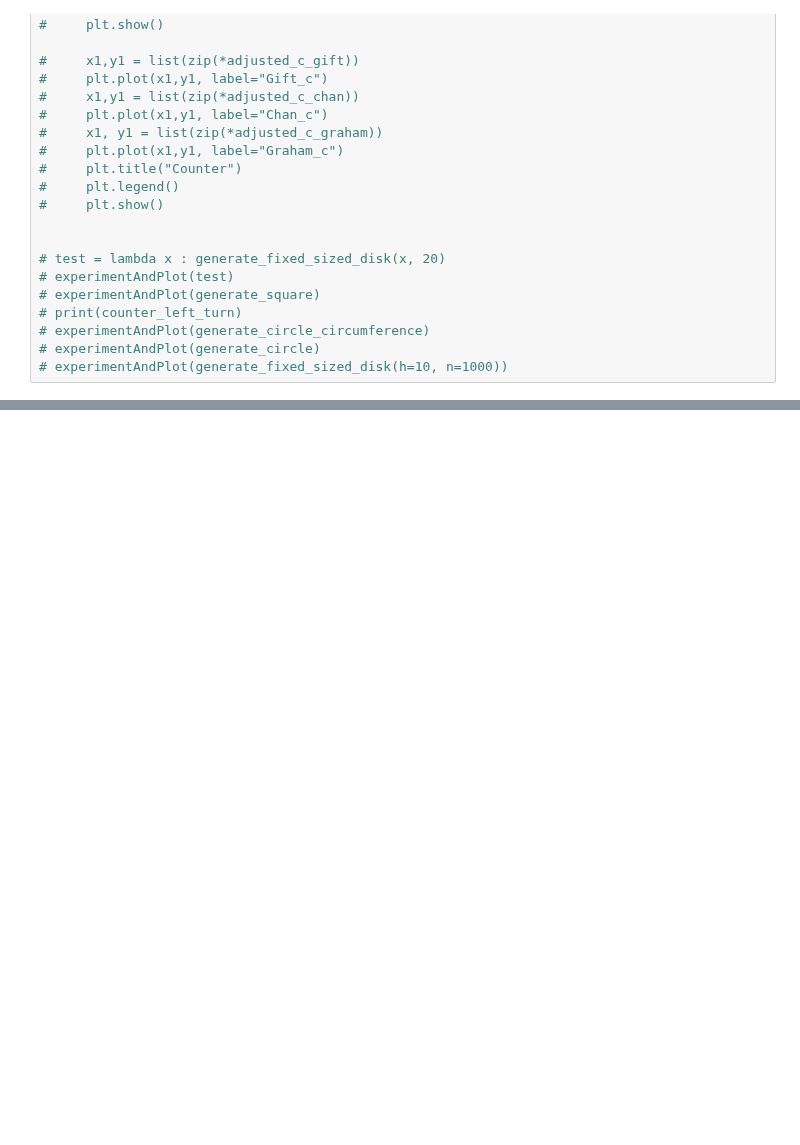
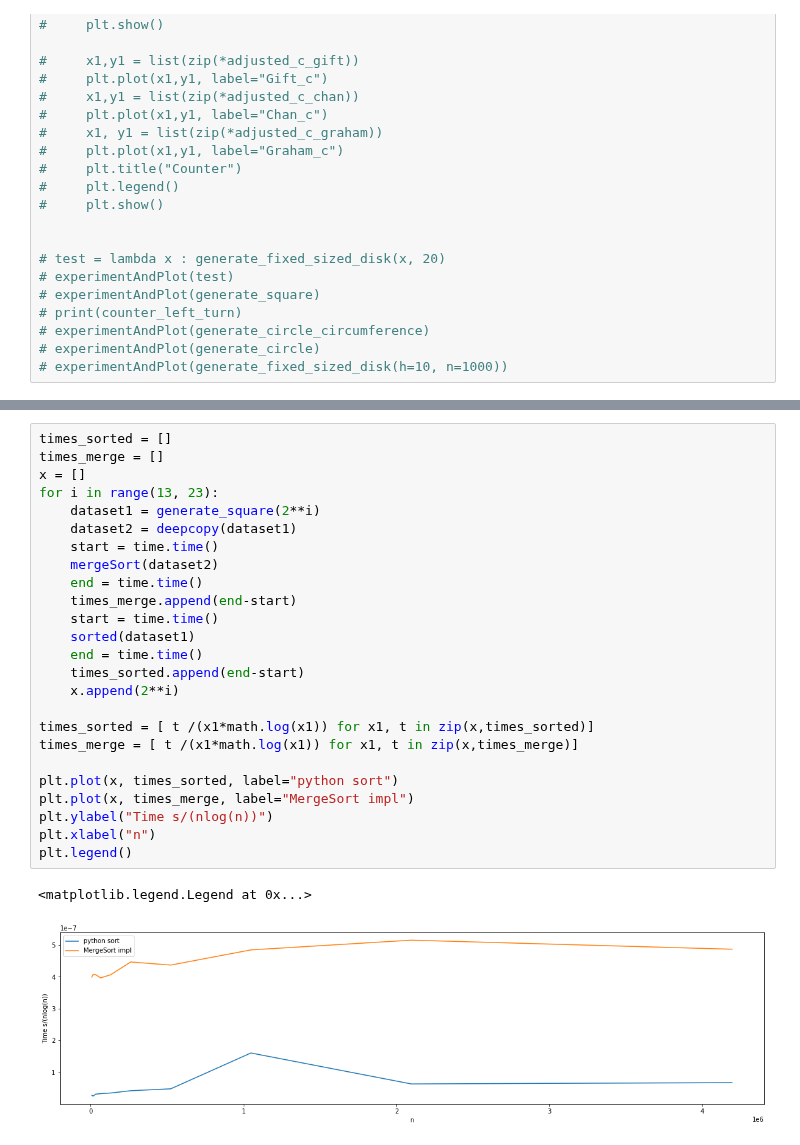
Before and after one commit to Nimakii/etkortnavn, a Jupyter notebook: handin2/H2.ipynb, the cells around one changed output, grey strips where cells are left out. Drawn from its saved outputs; the diff is of its cells as text; blank space fills up the shorter version.

```diff
--- a/handin2/H2.ipynb
+++ b/handin2/H2.ipynb
@@ -776,0 +799,28 @@ Done with 3 point sets of size 2048, no errors detected
+# %%
+times_sorted = []
+times_merge = []
+x = []
+for i in range(13, 23):
+    dataset1 = generate_square(2**i)
+    dataset2 = deepcopy(dataset1)
+    start = time.time()
+    mergeSort(dataset2)
+    end = time.time()
+    times_merge.append(end-start)
+    start = time.time()
+    sorted(dataset1)
+    end = time.time()
+    times_sorted.append(end-start)
+    x.append(2**i)
+
+times_sorted = [ t /(x1*math.log(x1)) for x1, t in zip(x,times_sorted)]
+times_merge = [ t /(x1*math.log(x1)) for x1, t in zip(x,times_merge)]
+
+plt.plot(x, times_sorted, label="python sort")
+plt.plot(x, times_merge, label="MergeSort impl")
+plt.ylabel("Time s/(nlog(n))")
+plt.xlabel("n")
+plt.legend()
+# %% [output]
+<matplotlib.legend.Legend at 0x...>
+[figure, added]
```
Also changed, not shown: parts of 11 cells of this notebook.
